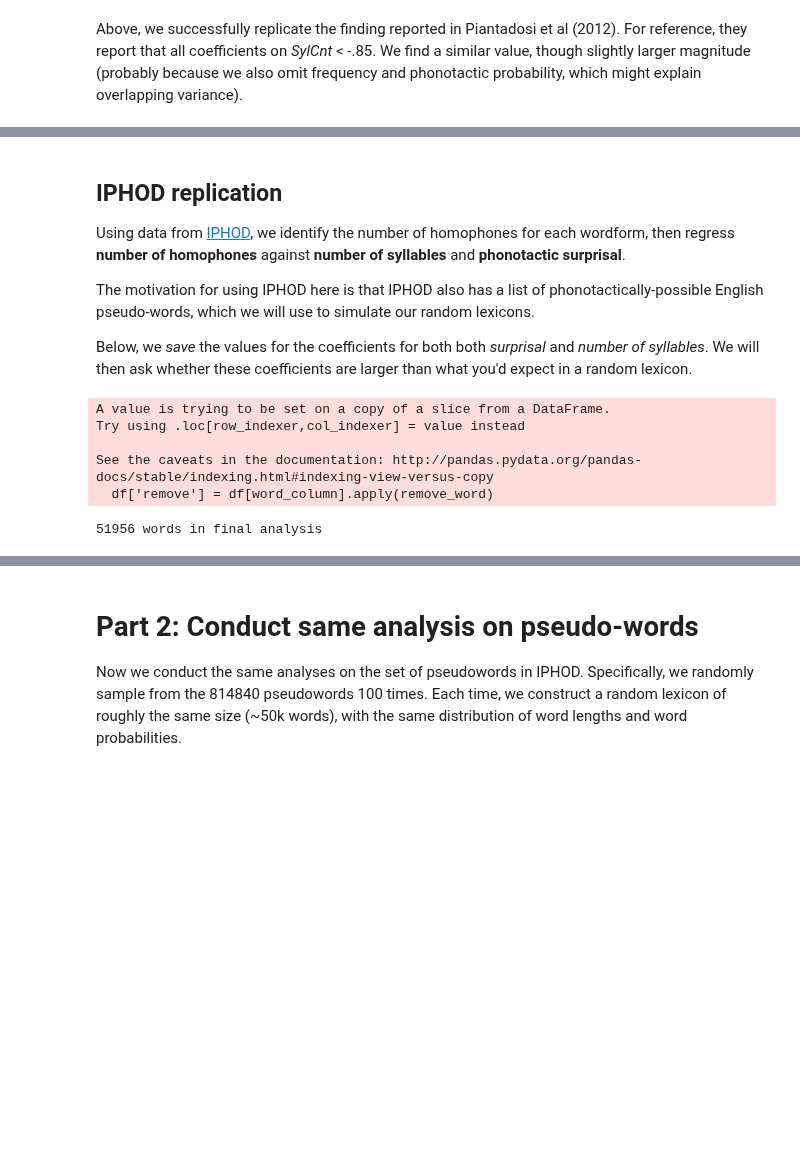
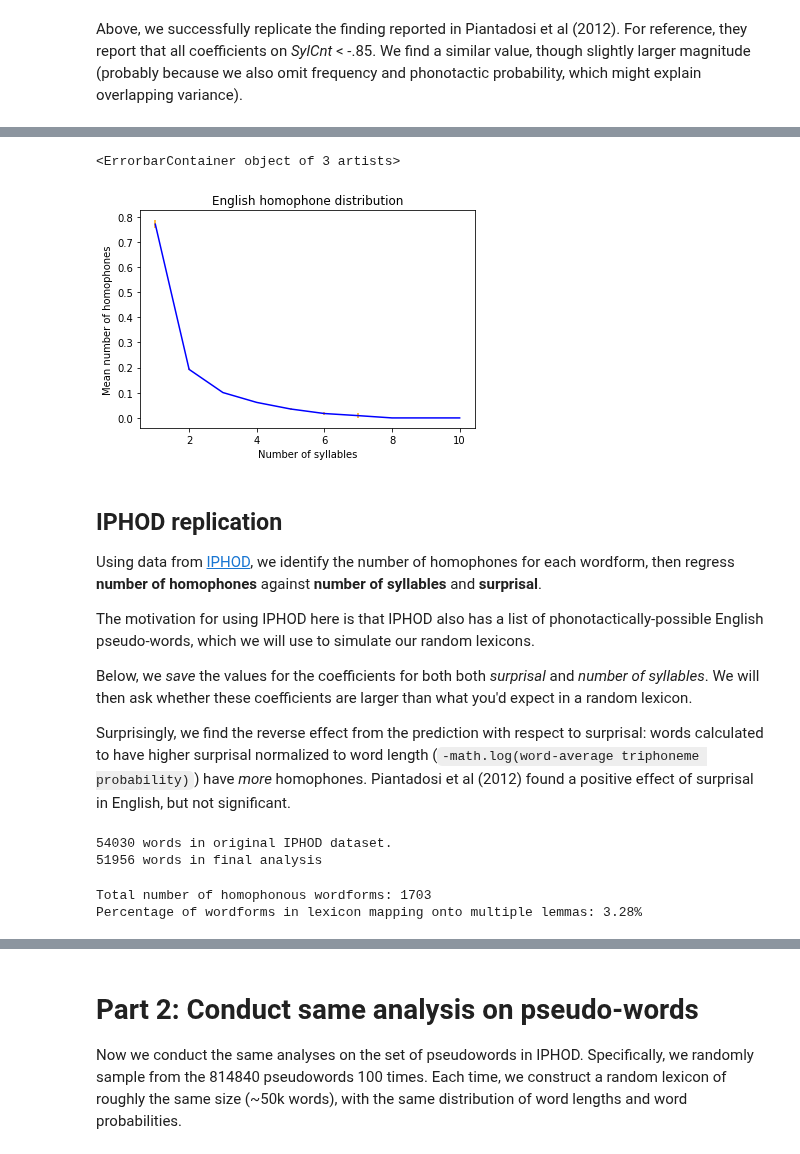
Before and after one commit to seantrott/homophone_simulations, a Jupyter notebook: homophone_notebook.ipynb, the cells around one changed output, grey strips where cells are left out. Saved outputs shown, nothing was run; the diff lists cells and outputs as text; code cells hidden in the pictures; blank space fills up the shorter version.

```diff
--- a/homophone_notebook.ipynb
+++ b/homophone_notebook.ipynb
@@ -75,0 +90,3 @@ Coef = -0.9463926929646335
+# %%
+df_aggregated = utils.agg_homophones_by_syllable(dataframe=df_processed, syl_column="SylCnt")
+df_aggregated
@@ -76,30 +104,49 @@ Coef = -0.9463926929646335
+# %%
+plt.figure()
+plt.xlabel("Number of syllables")
+plt.ylabel("Mean number of homophones")
+plt.title("English homophone distribution")
+plt.errorbar(df_aggregated['num_sylls'],
+             df_aggregated['mean_homophones'],
+             yerr=df_aggregated['sem_homophones'],
+            color="blue", ecolor="orange")
+# %% [output]
+<ErrorbarContainer object of 3 artists>
+[figure, added]
 # %% [markdown]
 ## IPHOD replication
 
-Using data from [IPHOD](http://iphod.com/), we identify the number of homophones for each wordform, then regress **number of homophones** against **number of syllables** and **phonotactic surprisal**.
+Using data from [IPHOD](http://iphod.com/), we identify the number of homophones for each wordform, then regress **number of homophones** against **number of syllables** and **surprisal**.
 
 The motivation for using IPHOD here is that IPHOD also has a list of phonotactically-possible English pseudo-words, which we will use to simulate our random lexicons.
 
 Below, we *save* the values for the coefficients for both both *surprisal* and *number of syllables*. We will then ask whether these coefficients are larger than what you'd expect in a random lexicon.
+
+Surprisingly, we find the reverse effect from the prediction with respect to surprisal: words calculated to have higher surprisal normalized to word length (`-math.log(word-average triphoneme probability)`) have *more* homophones. Piantadosi et al (2012) found a positive effect of surprisal in English, but not significant.
 # %%
 # Parameters
 params = {'syllable_term': 'NSyll',
 		  'phoneme_term': 'NPhon'}
 
 FORMULA = 'num_homophones ~ {syl} + {prob}'.format(syl=params['syllable_term'],
-												   prob='surprisal')
+												   prob='surprisal_normalized')
 PHON_COLUMN = 'StTrn'
 
 # Read in data
 df = pd.read_csv("data/raw/IPhODv2.0_REALS/IPhOD2_Words.txt", sep="\t")
+print("{Y} words in original IPHOD dataset.".format(Y=len(df)))
 
 # Preprocess
 df_processed = utils.preprocess_for_analysis(df, phon_column=PHON_COLUMN)
 print("{X} words in final analysis".format(X=len(df_processed)))
 # %% [output]
-A value is trying to be set on a copy of a slice from a DataFrame.
-Try using .loc[row_indexer,col_indexer] = value instead
-
-See the caveats in the documentation: http://pandas.pydata.org/pandas-docs/stable/indexing.html#indexing-view-versus-copy
-  df['remove'] = df[word_column].apply(remove_word)
+54030 words in original IPHOD dataset.
+51956 words in final analysis
-51956 words in final analysis
+# %%
+X = len(df_processed[df_processed['num_homophones']>=1])
+X_per = round((X / len(df_processed)) * 100, 2)
+print("Total number of homophonous wordforms: {x}".format(x=X))
+print("Percentage of wordforms in lexicon mapping onto multiple lemmas: {x}%".format(x=X_per))
+# %% [output]
+Total number of homophonous wordforms: 1703
+Percentage of wordforms in lexicon mapping onto multiple lemmas: 3.28%
```
Also changed, not shown: parts of 48 cells of this notebook, 7 other files.
